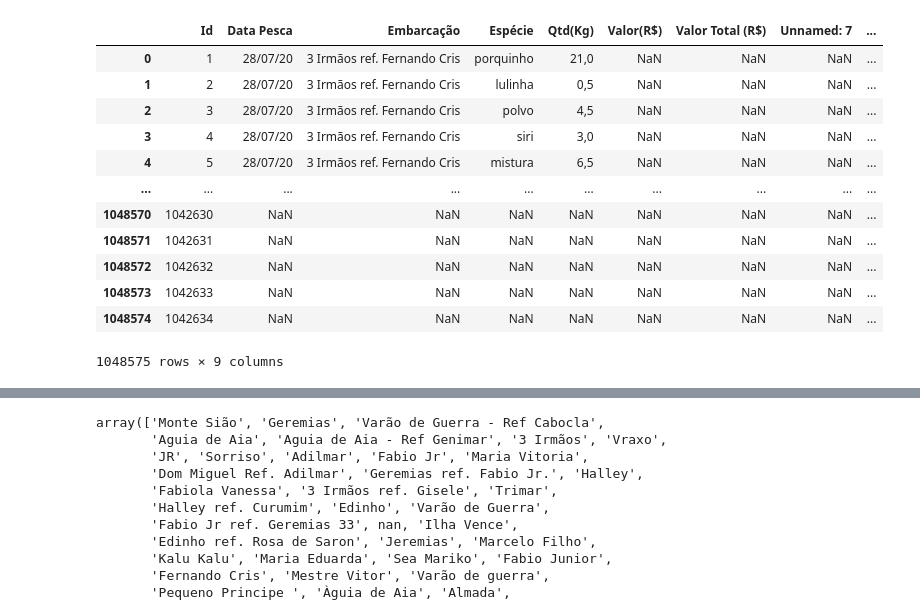
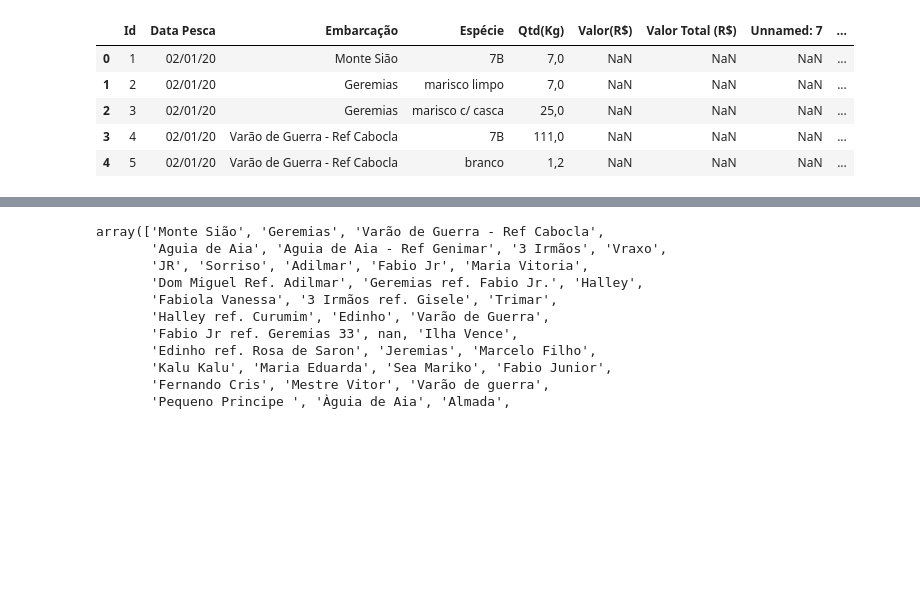
Before and after one commit to LeoFRMoraes/Produ-o-Mercado-de-Peixe-2020, a Jupyter notebook: Produção_Mercado_de_Peixe_2020.ipynb, the cells around one changed output, grey strips where cells are left out. Saved outputs shown, nothing was run; the diff lists cells and outputs as text; code cells hidden in the pictures; blank space fills up the shorter version.

```diff
--- a/Produção_Mercado_de_Peixe_2020.ipynb
+++ b/Produção_Mercado_de_Peixe_2020.ipynb
@@ -2,34 +2,27 @@
 <a href="https://colab.research.google.com/github/LeoFRMoraes/Produ-o-Mercado-de-Peixe-2020/blob/main/Produ%C3%A7%C3%A3o_Mercado_de_Peixe_2020.ipynb" target="_parent"><img src="https://colab.research.google.com/assets/colab-badge.svg" alt="Open In Colab"/></a>
 # %%
 import pandas as pd
-
-# Caminhos para os arquivos CSV
+#Carregando arquivos
 arquivo1 = '/content/Entradas mercado 2020.csv'
 arquivo2 = '/content/Entradas mercado 2020 cont.csv'
 
-# Como o pandas não estava conseguindo ler os arquivos, tentei diferentes codificações até encontrar a correta
 try:
     entradas_2020 = pd.read_csv(arquivo1, encoding='utf-8', sep=';', dtype=str)
 except UnicodeDecodeError:
     entradas_2020 = pd.read_csv(arquivo1, encoding='latin1', sep=';', dtype=str)
 
 try:
     entradas_2020_cont = pd.read_csv(arquivo2, encoding='utf-8', sep=';', dtype=str)
 except UnicodeDecodeError:
     entradas_2020_cont = pd.read_csv(arquivo2, encoding='latin1', sep=';', dtype=str)
 
-entradas_2020_cont
+df = pd.concat([entradas_2020, entradas_2020_cont], ignore_index=True)
+
+df.head()
 # %% [output]
 |  | Id | Data Pesca | Embarcação | Espécie | Qtd(Kg) | Valor(R$) | Valor Total (R$) | Unnamed: 7 | ... |
-| 0 | 1 | 28/07/20 | 3 Irmãos ref. Fernando Cris | porquinho | 21,0 | NaN | NaN | NaN | ... |
-| 1 | 2 | 28/07/20 | 3 Irmãos ref. Fernando Cris | lulinha | 0,5 | NaN | NaN | NaN | ... |
-| 2 | 3 | 28/07/20 | 3 Irmãos ref. Fernando Cris | polvo | 4,5 | NaN | NaN | NaN | ... |
-| 3 | 4 | 28/07/20 | 3 Irmãos ref. Fernando Cris | siri | 3,0 | NaN | NaN | NaN | ... |
-| 4 | 5 | 28/07/20 | 3 Irmãos ref. Fernando Cris | mistura | 6,5 | NaN | NaN | NaN | ... |
-| ... | ... | ... | ... | ... | ... | ... | ... | ... | ... |
-| 1048570 | 1042630 | NaN | NaN | NaN | NaN | NaN | NaN | NaN | ... |
-| 1048571 | 1042631 | NaN | NaN | NaN | NaN | NaN | NaN | NaN | ... |
-| 1048572 | 1042632 | NaN | NaN | NaN | NaN | NaN | NaN | NaN | ... |
-| 1048573 | 1042633 | NaN | NaN | NaN | NaN | NaN | NaN | NaN | ... |
-| 1048574 | 1042634 | NaN | NaN | NaN | NaN | NaN | NaN | NaN | ... |
+| 0 | 1 | 02/01/20 | Monte Sião | 7B | 7,0 | NaN | NaN | NaN | ... |
+| 1 | 2 | 02/01/20 | Geremias | marisco limpo | 7,0 | NaN | NaN | NaN | ... |
+| 2 | 3 | 02/01/20 | Geremias | marisco c/ casca | 25,0 | NaN | NaN | NaN | ... |
+| 3 | 4 | 02/01/20 | Varão de Guerra - Ref Cabocla | 7B | 111,0 | NaN | NaN | NaN | ... |
+| 4 | 5 | 02/01/20 | Varão de Guerra - Ref Cabocla | branco | 1,2 | NaN | NaN | NaN | ... |
-1048575 rows × 9 columns
```
Also changed, not shown: parts of 42 cells of this notebook.
